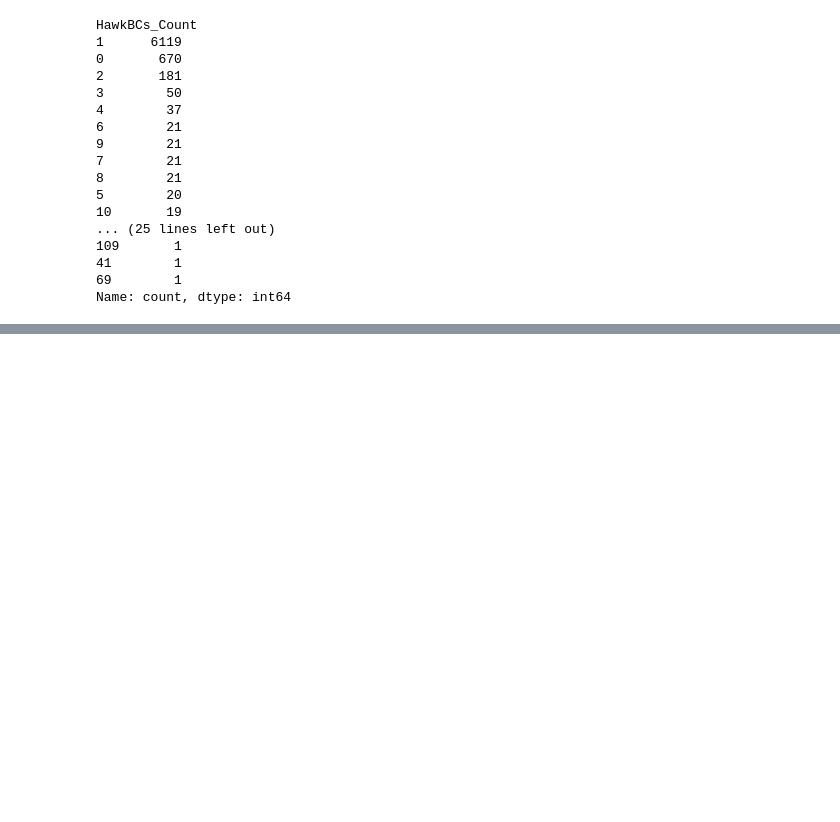
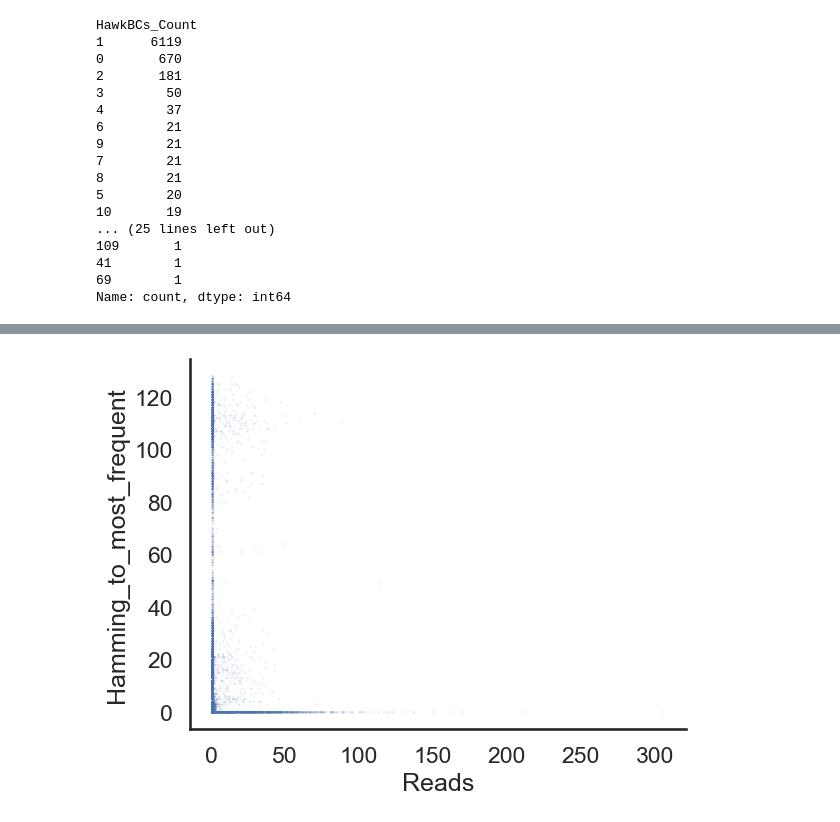
Before and after one commit to sanjanakotha/TREBL-analysis, a Jupyter notebook: notebooks/Sequencing error EDA.ipynb, the cells around one changed output, grey strips where cells are left out. Saved outputs shown, nothing was run; the diff lists cells and outputs as text; code cells hidden in the pictures; blank space fills up the shorter version.

```diff
--- a/notebooks/Sequencing error EDA.ipynb
+++ b/notebooks/Sequencing error EDA.ipynb
@@ -716,0 +726,3 @@ Name: count, dtype: int64
+# %%
+initial_no_na = quality.dropna()
+initial_no_na
@@ -716,0 +743,3 @@ Name: count, dtype: int64
+# %%
+initial_ad_bc_pairs = initial_no_na[["ADBC2", "AD"]].value_counts().reset_index()
+initial_ad_bc_pairs
@@ -716,0 +842,6 @@ Name: count, dtype: int64
+# %%
+ax = sns.scatterplot(data = dist_df, x = "count", y = "Hamming_to_most_frequent", s = 3, edgecolor = "none", alpha = 0.1)
+plt.xlabel("Reads")
+sns.despine()
+# %% [output]
+[figure, added]
```
Also changed, not shown: parts of 59 cells of this notebook, 1 other file.
